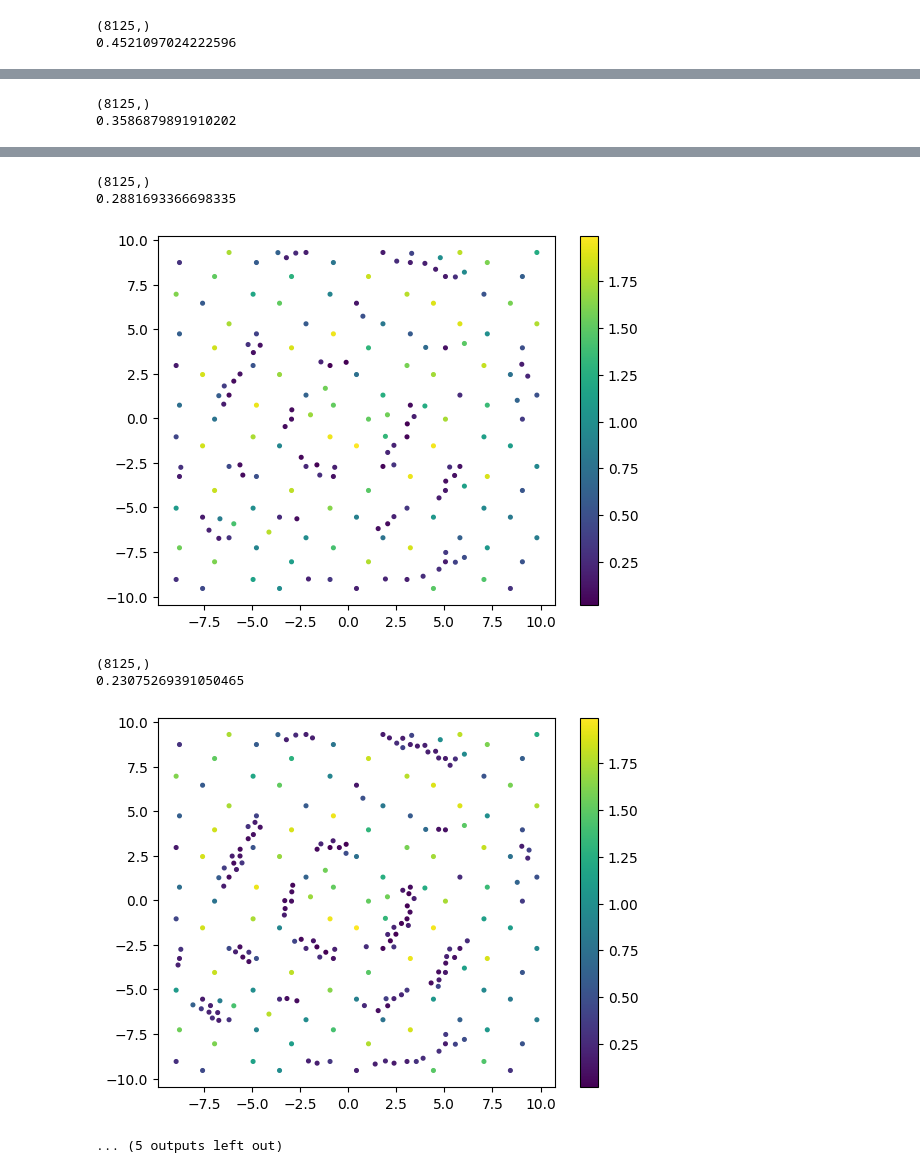
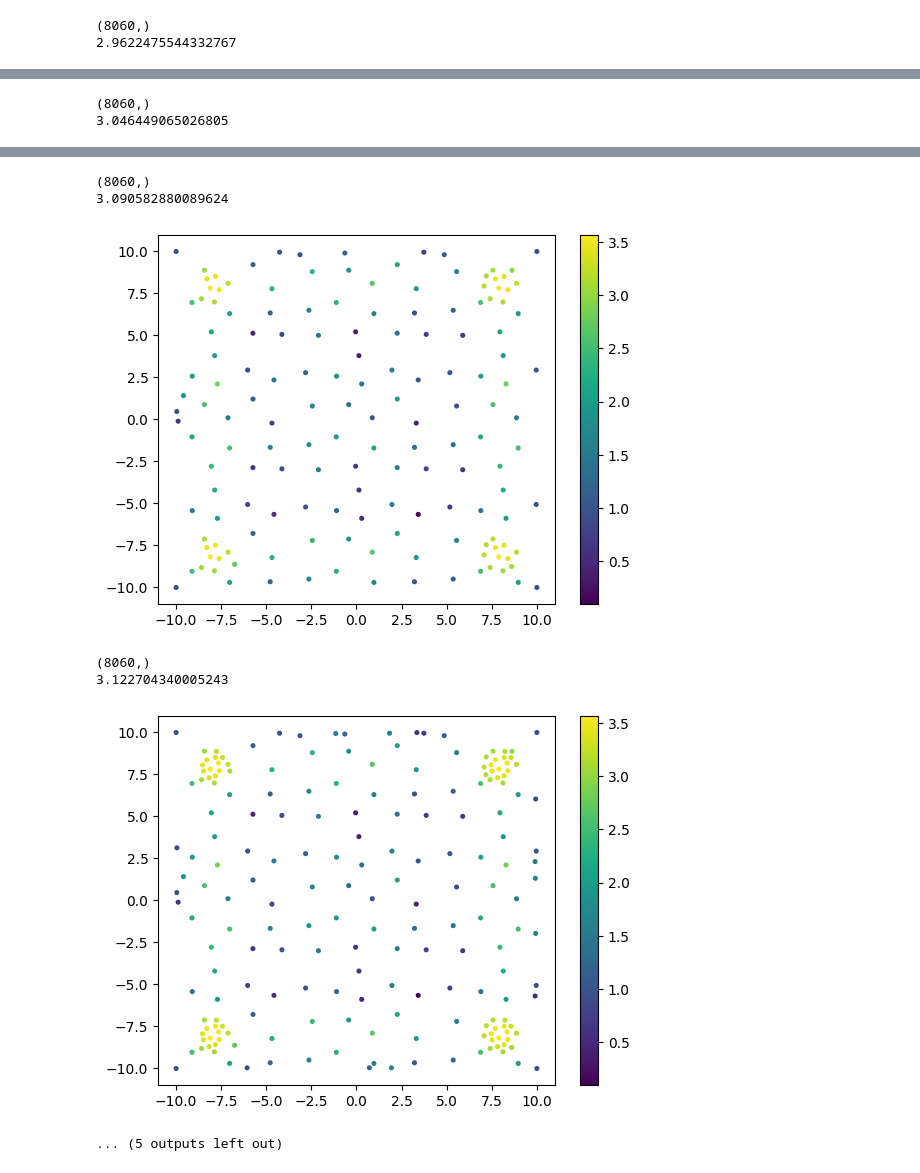
Before and after one commit to phzwart/hiposa, a Jupyter notebook: examples/example_simple_function_approximation-alpine-hierarchical.ipynb, the cells around one changed output, grey strips where cells are left out. Cells and saved outputs as stored; diff of their text form; code cells hidden in the pictures.

```diff
--- a/examples/example_simple_function_approximation-alpine-hierarchical.ipynb
+++ b/examples/example_simple_function_approximation-alpine-hierarchical.ipynb
@@ -107,16 +87,18 @@ for level in range(1, 9):
     for x_hiposa in these_xy:
         f_hiposa.append( f(x_hiposa) )
     f_hiposa = np.array(f_hiposa)
+
+    grid_hiposa = griddata(these_xy, f_hiposa, (grid_x, grid_y), method='cubic')
+    isnan = np.isnan(grid_hiposa)
     if level==1:
-        THRESHOLD = np.percentile(f_hiposa, 50.0)
-    THRESHOLD = 0.25*np.percentile(f_hiposa, 5.0)+0.75*THRESHOLD
+        THRESHOLD = np.percentile(grid_hiposa[~isnan], 50.0)
+    THRESHOLD = 0.50*np.percentile(grid_hiposa[~isnan], 95.0) +0.50*THRESHOLD
     print(THRESHOLD)
 
     plt.scatter(these_xy[:,0], these_xy[:,1], c = f_hiposa, s=7)
     plt.colorbar()
     plt.show()
 
-    grid_hiposa = griddata(these_xy, f_hiposa, (grid_x, grid_y), method='cubic')
     sel_2 = levels==level
     next_xy = xy[sel_2]
     sel_2 = index_array[sel_2]
@@ -125,7 +107,7 @@ for level in range(1, 9):
         d = np.sqrt( (grid_x-tx)**2 + (grid_y-ty)**2 )
         indx = np.argmin(d)
         value =  grid_hiposa[ np.unravel_index(indx, (100,100))]
-        if value < THRESHOLD:
+        if value > THRESHOLD:
             sel[s]=True
     print(sel.shape)
 # %% [output]
@@ -138,2 +120,2 @@ for level in range(1, 9):
-(8125,)
-0.4521097024222596
+(8060,)
+2.9622475544332767
@@ -141,2 +123,2 @@ for level in range(1, 9):
-(8125,)
-0.3586879891910202
+(8060,)
+3.046449065026805
@@ -144,8 +126,8 @@ for level in range(1, 9):
-(8125,)
-0.2881693366698335
+(8060,)
+3.090582880089624
-[figure, old version]
+[figure, new version]
-(8125,)
-0.23075269391050465
+(8060,)
+3.122704340005243
-[figure, old version]
+[figure, new version]
 ... (5 outputs left out)
 # %%
```
Also changed, not shown: parts of 7 cells of this notebook, 2 other files.
